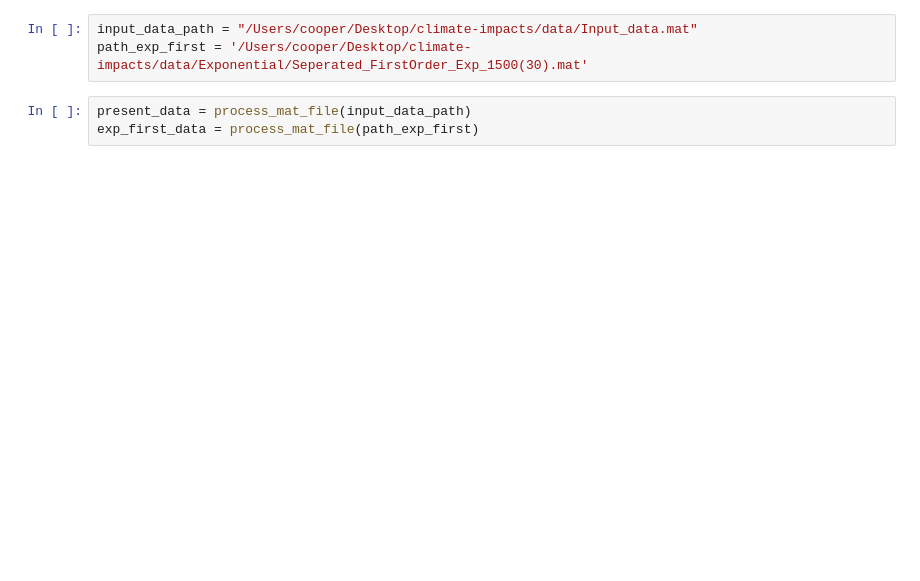
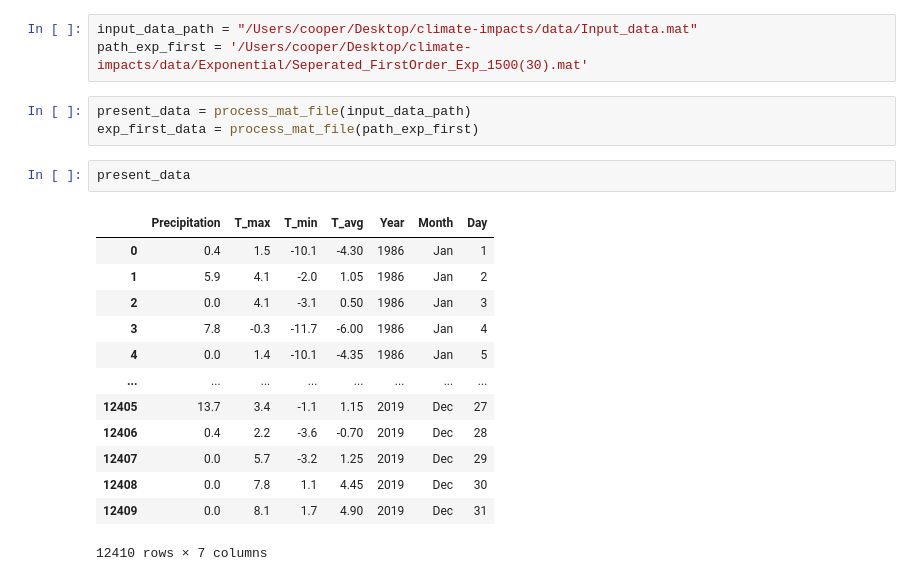
Before and after one commit to CooperBigFoot/climate-impacts, a Jupyter notebook: code/eda.ipynb, the cells around one changed output. Drawn from its saved outputs; the diff is of its cells as text; blank space fills up the shorter version.

```diff
--- a/code/eda.ipynb
+++ b/code/eda.ipynb
@@ -10,4 +11,20 @@ path_exp_first = '/Users/cooper/Desktop/climate-impacts/data/Exponential/Seperat
 # %%
 present_data = process_mat_file(input_data_path)
 exp_first_data = process_mat_file(path_exp_first)
+# %%
+present_data
+# %% [output]
+|  | Precipitation | T_max | T_min | T_avg | Year | Month | Day |
+| 0 | 0.4 | 1.5 | -10.1 | -4.30 | 1986 | Jan | 1 |
+| 1 | 5.9 | 4.1 | -2.0 | 1.05 | 1986 | Jan | 2 |
+| 2 | 0.0 | 4.1 | -3.1 | 0.50 | 1986 | Jan | 3 |
+| 3 | 7.8 | -0.3 | -11.7 | -6.00 | 1986 | Jan | 4 |
+| 4 | 0.0 | 1.4 | -10.1 | -4.35 | 1986 | Jan | 5 |
+| ... | ... | ... | ... | ... | ... | ... | ... |
+| 12405 | 13.7 | 3.4 | -1.1 | 1.15 | 2019 | Dec | 27 |
+| 12406 | 0.4 | 2.2 | -3.6 | -0.70 | 2019 | Dec | 28 |
+| 12407 | 0.0 | 5.7 | -3.2 | 1.25 | 2019 | Dec | 29 |
+| 12408 | 0.0 | 7.8 | 1.1 | 4.45 | 2019 | Dec | 30 |
+| 12409 | 0.0 | 8.1 | 1.7 | 4.90 | 2019 | Dec | 31 |
+12410 rows × 7 columns
 # %%
```
Also changed, not shown: parts of 5 cells of this notebook, 3 other files.
